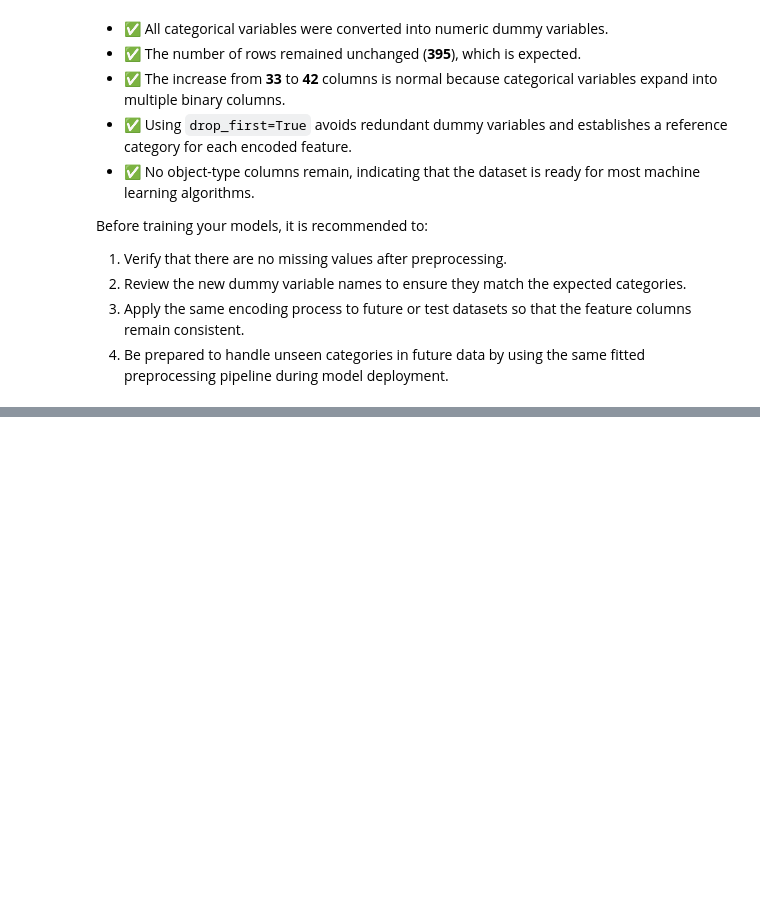
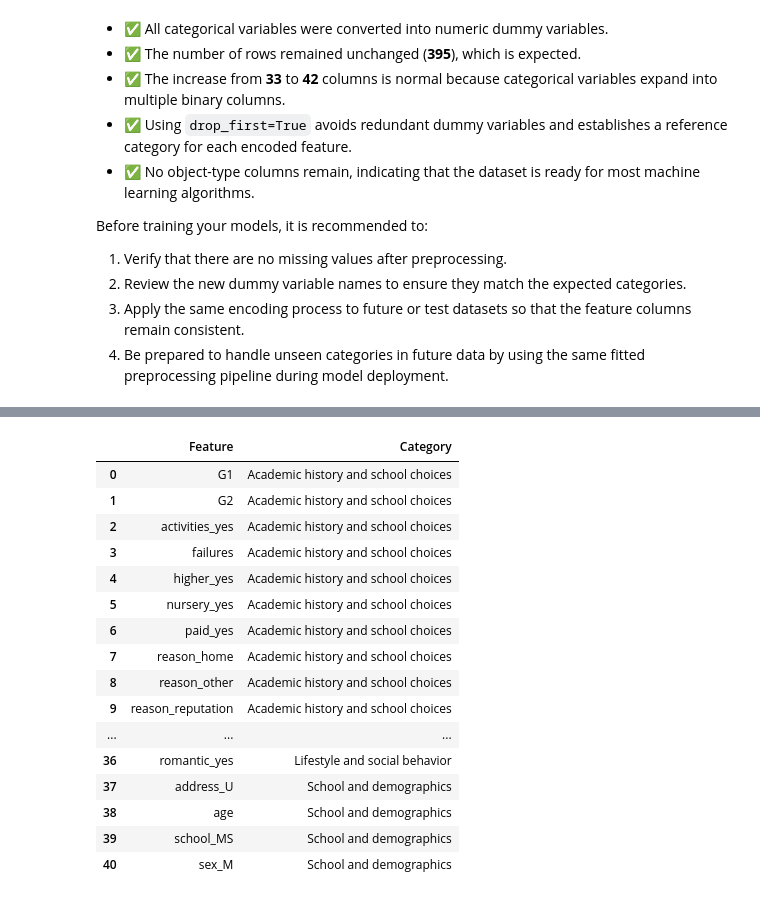
Before and after one commit to NDracorex/student-performance-ml, a Jupyter notebook: notebooks/04_feature_engineering.ipynb, the cells around one changed output, grey strips where cells are left out. Cells and saved outputs as stored; diff of their text form; code cells hidden in the pictures; blank space fills up the shorter version.

```diff
--- a/notebooks/04_feature_engineering.ipynb
+++ b/notebooks/04_feature_engineering.ipynb
@@ -908,0 +1318,8 @@ Before training your models, it is recommended to:
+# %%
+ungrouped_features = [
+    feature
+    for feature in X_full.columns
+    if feature not in assigned_features
+]
+print("Number of grouped features:", len(assigned_features))
+print("Number of ungrouped features:", len(ungrouped_features))
@@ -908,0 +1378,15 @@ Before training your models, it is recommended to:
+# %%
+import pandas as pd
+category_summary = pd.DataFrame({
+    "Category": list(grouped_features.keys()),
+    "Feature_Count": [
+        len(features)
+        for features in grouped_features.values()
+    ]
+})
+
+category_summary.loc[len(category_summary)] = {
+    "Category": "Ungrouped",
+    "Feature_Count": len(ungrouped_features)
+}
+display(category_summary)
@@ -908,0 +1402,37 @@ Before training your models, it is recommended to:
+# %%
+feature_category_rows = []
+for category, features in grouped_features.items():
+    for feature in features:
+        feature_category_rows.append({
+            "Feature": feature,
+            "Category": category
+        })
+for feature in ungrouped_features:
+    feature_category_rows.append({
+        "Feature": feature,
+        "Category": "Ungrouped"
+    })
+feature_category_table = pd.DataFrame(
+    feature_category_rows
+).sort_values(
+    by=["Category", "Feature"]
+).reset_index(drop=True)
+display(feature_category_table)
+# %% [output]
+|  | Feature | Category |
+| 0 | G1 | Academic history and school choices |
+| 1 | G2 | Academic history and school choices |
+| 2 | activities_yes | Academic history and school choices |
+| 3 | failures | Academic history and school choices |
+| 4 | higher_yes | Academic history and school choices |
+| 5 | nursery_yes | Academic history and school choices |
+| 6 | paid_yes | Academic history and school choices |
+| 7 | reason_home | Academic history and school choices |
+| 8 | reason_other | Academic history and school choices |
+| 9 | reason_reputation | Academic history and school choices |
+| ... | ... | ... |
+| 36 | romantic_yes | Lifestyle and social behavior |
+| 37 | address_U | School and demographics |
+| 38 | age | School and demographics |
+| 39 | school_MS | School and demographics |
+| 40 | sex_M | School and demographics |
```
Also changed, not shown: parts of 35 cells of this notebook, 2 other files.
